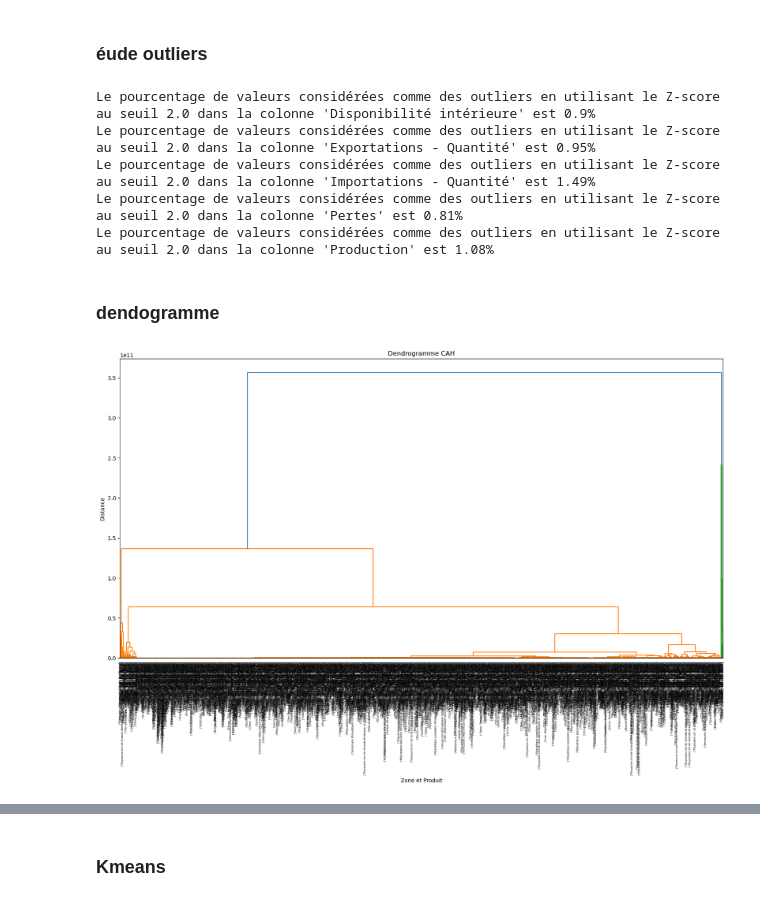
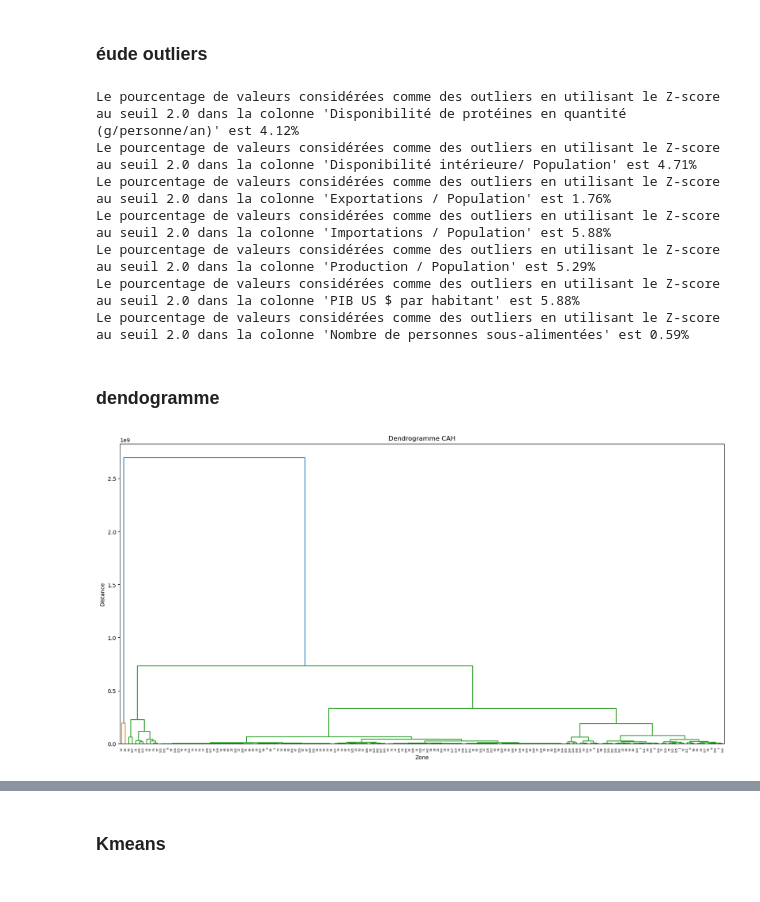
Before and after one commit to AntoineJBQ/Projet-9---Produisez-une--etude-de-marche--avec-Python, a Jupyter notebook: NOTEBOOK/Projet9.ipynb, the cells around one changed output, grey strips where cells are left out. Drawn from its saved outputs; the diff is of its cells as text; code cells hidden in the pictures.

Commit message:
reprise du projet à partir du nouveau DF, nettoyage jeu de donnée

```diff
--- a/NOTEBOOK/Projet9.ipynb
+++ b/NOTEBOOK/Projet9.ipynb
@@ -294,30 +456,0 @@ print(data.shape)
-# %%
-# Identifier les lignes où l'unité est "Milliers de tonnes"
-is_milliers_de_tonnes = data['Unité'] == "Milliers de tonnes"
-
-# Convertir les valeurs en kilogrammes pour ces lignes
-data.loc[is_milliers_de_tonnes, 'Valeur'] *= 1_000_000
-
-# Mettre à jour l'unité pour ces lignes
-data.loc[is_milliers_de_tonnes, 'Unité'] = 'kg'
-# %%
-# Identifier les lignes où l'unité est "g/personne/jour"
-is_g_per_person_per_day = data['Unité'] == "g/personne/jour"
-
-# Effectuer le calcul en tenant compte de la population et du nombre de jours
-data.loc[is_g_per_person_per_day, 'Valeur'] *= data.loc[is_g_per_person_per_day, 'Population'] * data.loc[is_g_per_person_per_day, 'Nombres de jour']
-
-# Convertir les valeurs en kilogrammes pour ces lignes
-data.loc[is_g_per_person_per_day, 'Valeur'] *=0.001  # Convertir les grammes en kilogrammes
-
-# Mettre à jour l'unité pour ces lignes
-data.loc[is_g_per_person_per_day, 'Unité'] = 'kg'
-# %%
-# Identifier les lignes où l'unité est "Kcal/personne/jour"
-is_kcal_per_person_per_day = data['Unité'] == "Kcal/personne/jour"
-
-# Effectuer le calcul en tenant compte de la population et du nombre de jours
-data.loc[is_kcal_per_person_per_day, 'Valeur'] *= data.loc[is_kcal_per_person_per_day, 'Population'] * data.loc[is_kcal_per_person_per_day, 'Nombres de jour']
-
-# Mettre à jour l'unité pour ces lignes
-data.loc[is_kcal_per_person_per_day, 'Unité'] = 'Kcal'
@@ -487,28 +490,33 @@ descriptive_stats_pivot
 # %% [markdown]
 ### éude outliers
 # %%
-fc.etude_outliers(pivot_data_filtree,  seuil=2.0)
+fc.etude_outliers(data,  seuil=2.0)
 # %% [output]
-Le pourcentage de valeurs considérées comme des outliers en utilisant le Z-score au seuil 2.0 dans la colonne 'Disponibilité intérieure' est 0.9%
-Le pourcentage de valeurs considérées comme des outliers en utilisant le Z-score au seuil 2.0 dans la colonne 'Exportations - Quantité' est 0.95%
-Le pourcentage de valeurs considérées comme des outliers en utilisant le Z-score au seuil 2.0 dans la colonne 'Importations - Quantité' est 1.49%
-Le pourcentage de valeurs considérées comme des outliers en utilisant le Z-score au seuil 2.0 dans la colonne 'Pertes' est 0.81%
-Le pourcentage de valeurs considérées comme des outliers en utilisant le Z-score au seuil 2.0 dans la colonne 'Production' est 1.08%
+Le pourcentage de valeurs considérées comme des outliers en utilisant le Z-score au seuil 2.0 dans la colonne 'Disponibilité de protéines en quantité (g/personne/an)' est 4.12%
+Le pourcentage de valeurs considérées comme des outliers en utilisant le Z-score au seuil 2.0 dans la colonne 'Disponibilité intérieure/ Population' est 4.71%
+Le pourcentage de valeurs considérées comme des outliers en utilisant le Z-score au seuil 2.0 dans la colonne 'Exportations / Population' est 1.76%
+Le pourcentage de valeurs considérées comme des outliers en utilisant le Z-score au seuil 2.0 dans la colonne 'Importations / Population' est 5.88%
+Le pourcentage de valeurs considérées comme des outliers en utilisant le Z-score au seuil 2.0 dans la colonne 'Production / Population' est 5.29%
+Le pourcentage de valeurs considérées comme des outliers en utilisant le Z-score au seuil 2.0 dans la colonne 'PIB US $ par habitant' est 5.88%
+Le pourcentage de valeurs considérées comme des outliers en utilisant le Z-score au seuil 2.0 dans la colonne 'Nombre de personnes sous-alimentées' est 0.59%
+# %%
+data_num = data.select_dtypes(include=[np.number])
+data_num.fillna(0, inplace=True)
 # %% [markdown]
 ### dendogramme
 # %%
-# Préparation des données pour la CAH
-data_cah_pivot = pivot_data_filtree.set_index(['Zone', 'Produit']).fillna(0)
+# # Drop the 'Produit' column if it's non-numeric
+# data_cah_pivot = pivot_data_filtree.drop('Produit', axis=1).set_index(['Zone']).fillna(0)
 
 # Calcul de la matrice de liaison
-Z_pivot = linkage(data_cah_pivot, method='ward')
+Z_pivot = linkage(data_num, method='ward')
 
 # Affichage du dendrogramme
 plt.figure(figsize=(20, 10))
-dendrogram(Z_pivot, labels=data_cah_pivot.index)
+dendrogram(Z_pivot, labels=data_num.index)
 plt.title('Dendrogramme CAH')
-plt.xlabel('Zone et Produit')
+plt.xlabel('Zone')
 plt.ylabel('Distance')
 plt.show()
 # %% [output]
-[figure, old version]
+[figure, new version]
```
Also changed, not shown: parts of 64 cells of this notebook.
